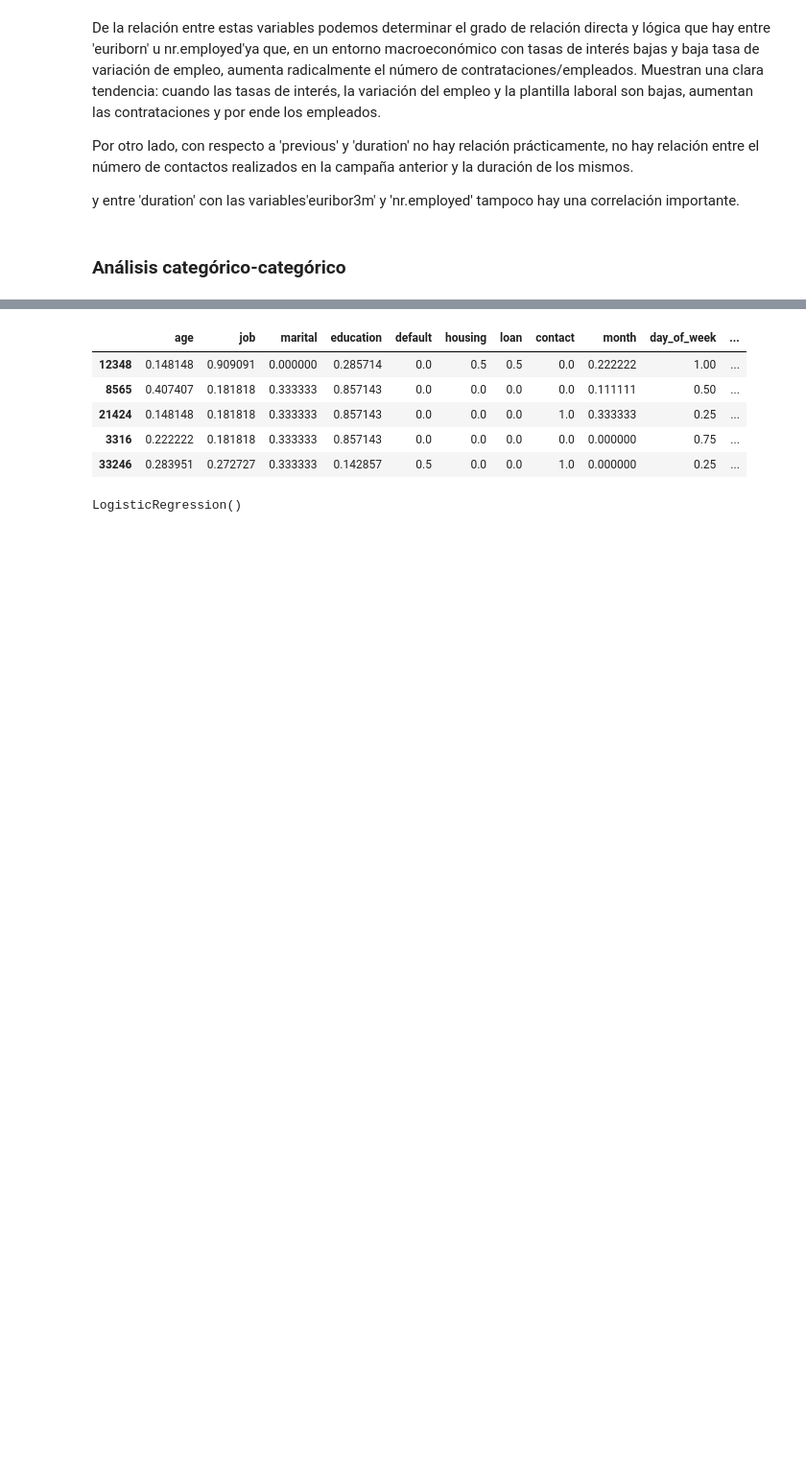
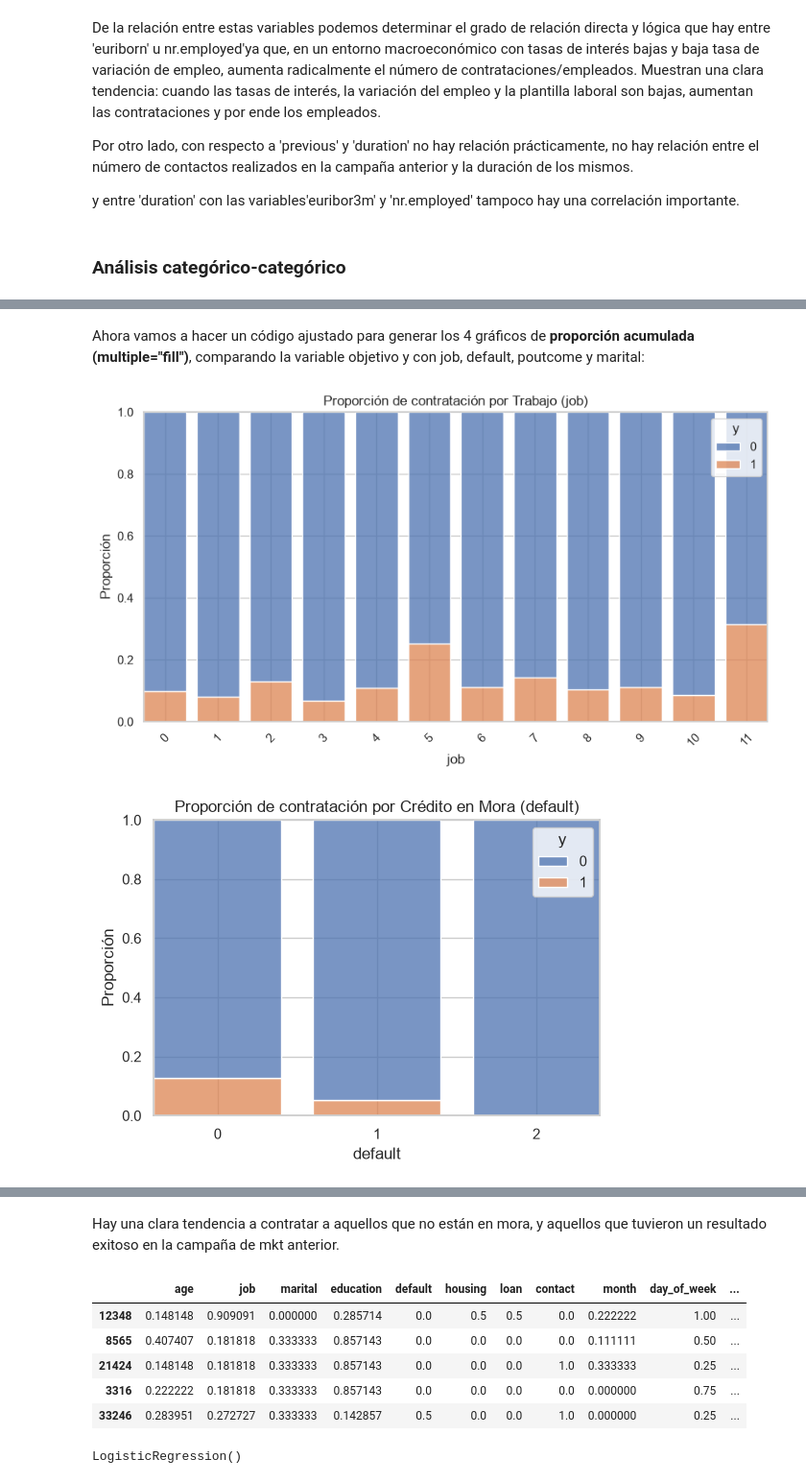
Before and after one commit to Brenda-Carloni/regresion_logistica_bren, a Jupyter notebook: src/explore.ipynb, the cells around one changed output, grey strips where cells are left out. Shown at 96% size. Drawn from its saved outputs; the diff is of its cells as text; code cells hidden in the pictures; blank space fills up the shorter version.

```diff
--- a/src/explore.ipynb
+++ b/src/explore.ipynb
@@ -459,0 +648,62 @@ y entre 'duration' con las variables'euribor3m' y 'nr.employed' tampoco hay una
+# %% [markdown]
+Ahora vamos a hacer un código ajustado para generar los 4 gráficos de **proporción acumulada (multiple="fill")**, comparando la variable objetivo y con job, default, poutcome y marital:
+# %%
+# 1. Proporción por Trabajo (job)
+plt.figure(figsize=(10, 5))
+sns.histplot(
+    data=df,
+    x=df["job"].astype(str),
+    hue="y",
+    multiple="fill",
+    shrink=0.8
+)
+plt.title("Proporción de contratación por Trabajo (job)")
+plt.xlabel("job")
+plt.ylabel("Proporción")
+plt.xticks(rotation=45)
+plt.show()
+
+# 2. Proporción por Crédito en Mora (default)
+plt.figure(figsize=(6, 4))
+sns.histplot(
+    data=df,
+    x=df["default"].astype(str),
+    hue="y",
+    multiple="fill",
+    shrink=0.8
+)
+plt.title("Proporción de contratación por Crédito en Mora (default)")
+plt.xlabel("default")
+plt.ylabel("Proporción")
+plt.show()
+
+# 3. Proporción por Resultado Previo (poutcome)
+plt.figure(figsize=(6, 4))
+sns.histplot(
+    data=df,
+    x=df["poutcome"].astype(str),
+    hue="y",
+    multiple="fill",
+    shrink=0.8
+)
+plt.title("Proporción de contratación por Resultado Previo (poutcome)")
+plt.xlabel("poutcome")
+plt.ylabel("Proporción")
+plt.show()
+
+# 4. Proporción por Estado Civil (marital)
+plt.figure(figsize=(6, 4))
+sns.histplot(
+    data=df,
+    x=df["marital"].astype(str),
+    hue="y",
+    multiple="fill",
+    shrink=0.8
+)
+plt.title("Proporción de contratación por Estado Civil (marital)")
+plt.xlabel("marital")
+plt.ylabel("Proporción")
+plt.show()
+# %% [output]
+[figure, added]
+[figure, added]
@@ -460,3 +712,5 @@ y entre 'duration' con las variables'euribor3m' y 'nr.employed' tampoco hay una
+# %% [markdown]
+Hay una clara tendencia a contratar a aquellos que no están en mora, y aquellos que tuvieron un resultado exitoso en la campaña de mkt anterior.
 # %%
 # Antes del modelo, tengo que definir mis x de train y de test:
 
```
Also changed, not shown: parts of 10 cells of this notebook.
